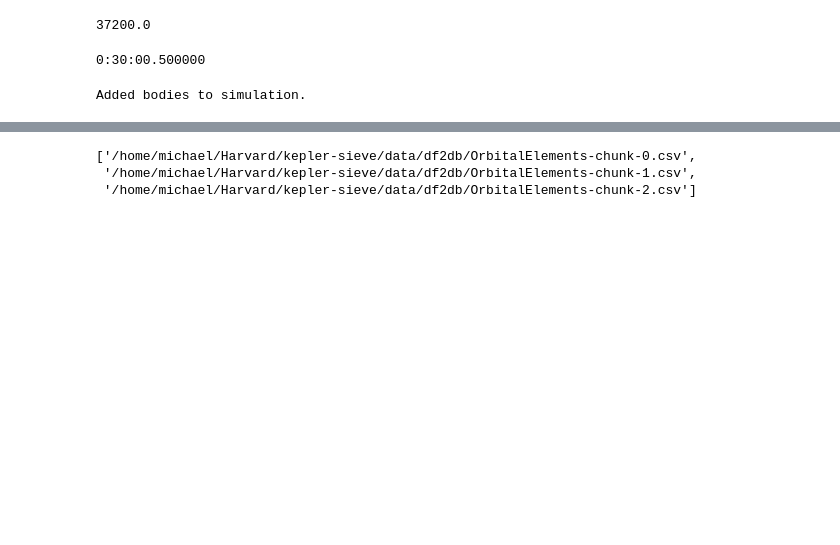
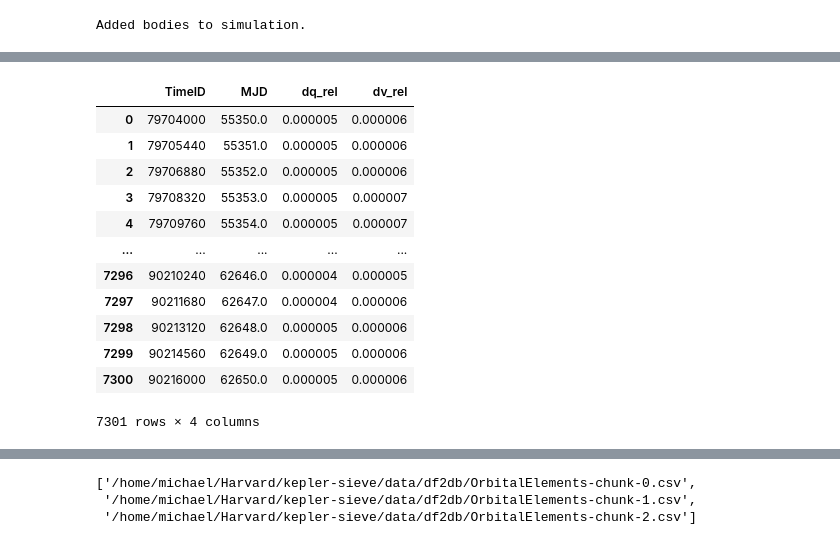
Before and after one commit to memanuel/kepler-sieve, a Jupyter notebook: jupyter/planets_integrate.ipynb, the cells around one changed output, grey strips where cells are left out. Saved outputs shown, nothing was run; the diff lists cells and outputs as text; code cells hidden in the pictures; blank space fills up the shorter version.

```diff
--- a/jupyter/planets_integrate.ipynb
+++ b/jupyter/planets_integrate.ipynb
@@ -48,28 +61,24 @@ def dfvec2elt(df_vec: pd.DataFrame, sim: rebound.Simulation):
     """
     pass
 # %%
-# Arrays for a, e, inc, Omega, omega, f, M
-shape_elt: Tuple[int] = (M, N)
-orb_a: np.array = np.full(shape_elt, fill_value=np.nan, dtype=np.float64)
-orb_e: np.array = np.full(shape_elt, fill_value=np.nan, dtype=np.float64)
-orb_inc: np.array = np.full(shape_elt, fill_value=np.nan, dtype=np.float64)
-orb_Omega: np.array = np.full(shape_elt, fill_value=np.nan, dtype=np.float64)
-orb_omega: np.array = np.full(shape_elt, fill_value=np.nan, dtype=np.float64)
-orb_f: np.array = np.full(shape_elt, fill_value=np.nan, dtype=np.float64)
-orb_M: np.array = np.full(shape_elt, fill_value=np.nan, dtype=np.float64)
+# # Shape: M time steps, N bodies
+# M: int = 0
+# N: int = 0
 
-# Wrap these into a named tuple
-elts: OrbitalElement = \
-    OrbitalElement(a=orb_a, e=orb_e, inc=orb_inc,
-                    Omega=orb_Omega, omega=orb_omega, f=orb_f, M=orb_M)
+# # Arrays for a, e, inc, Omega, omega, f, M
+# shape_elt: Tuple[int] = (M, N)
+# orb_a: np.array = np.full(shape_elt, fill_value=np.nan, dtype=np.float64)
+# orb_e: np.array = np.full(shape_elt, fill_value=np.nan, dtype=np.float64)
+# orb_inc: np.array = np.full(shape_elt, fill_value=np.nan, dtype=np.float64)
+# orb_Omega: np.array = np.full(shape_elt, fill_value=np.nan, dtype=np.float64)
+# orb_omega: np.array = np.full(shape_elt, fill_value=np.nan, dtype=np.float64)
+# orb_f: np.array = np.full(shape_elt, fill_value=np.nan, dtype=np.float64)
+# orb_M: np.array = np.full(shape_elt, fill_value=np.nan, dtype=np.float64)
+
+# # Wrap these into a named tuple
+# elts: OrbitalElement = \
+#     OrbitalElement(a=orb_a, e=orb_e, inc=orb_inc,
+#                     Omega=orb_Omega, omega=orb_omega, f=orb_f, M=orb_M)
-# %% [output]
-37200.0
-# %%
-from datetime import timedelta
-time_str = timedelta(seconds=1800.5)
-print(time_str)
-# %% [output]
-0:30:00.500000
 # %%
 # Make sim with planets
 epoch = 59000
@@ -112,0 +123,16 @@ dfd = get_integration_diff(BodyCollectionCD='P', mjd0=mjd0, mjd1=mjd1, by_date=F
+# %%
+dfd
+# %% [output]
+|  | TimeID | MJD | dq_rel | dv_rel |
+| 0 | 79704000 | 55350.0 | 0.000005 | 0.000006 |
+| 1 | 79705440 | 55351.0 | 0.000005 | 0.000006 |
+| 2 | 79706880 | 55352.0 | 0.000005 | 0.000006 |
+| 3 | 79708320 | 55353.0 | 0.000005 | 0.000007 |
+| 4 | 79709760 | 55354.0 | 0.000005 | 0.000007 |
+| ... | ... | ... | ... | ... |
+| 7296 | 90210240 | 62646.0 | 0.000004 | 0.000005 |
+| 7297 | 90211680 | 62647.0 | 0.000004 | 0.000006 |
+| 7298 | 90213120 | 62648.0 | 0.000005 | 0.000006 |
+| 7299 | 90214560 | 62649.0 | 0.000005 | 0.000006 |
+| 7300 | 90216000 | 62650.0 | 0.000005 | 0.000006 |
+7301 rows × 4 columns
```
Also changed, not shown: parts of 13 cells of this notebook, 3 other files.
